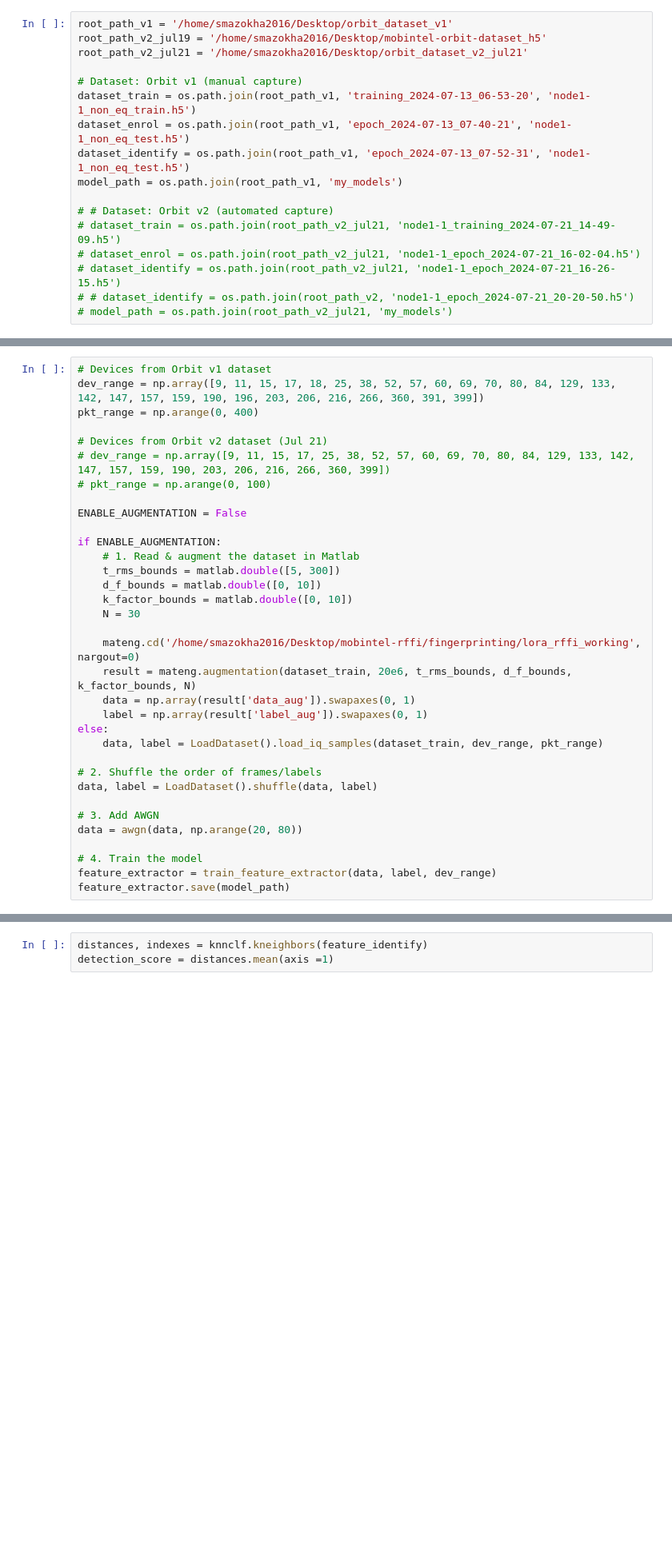
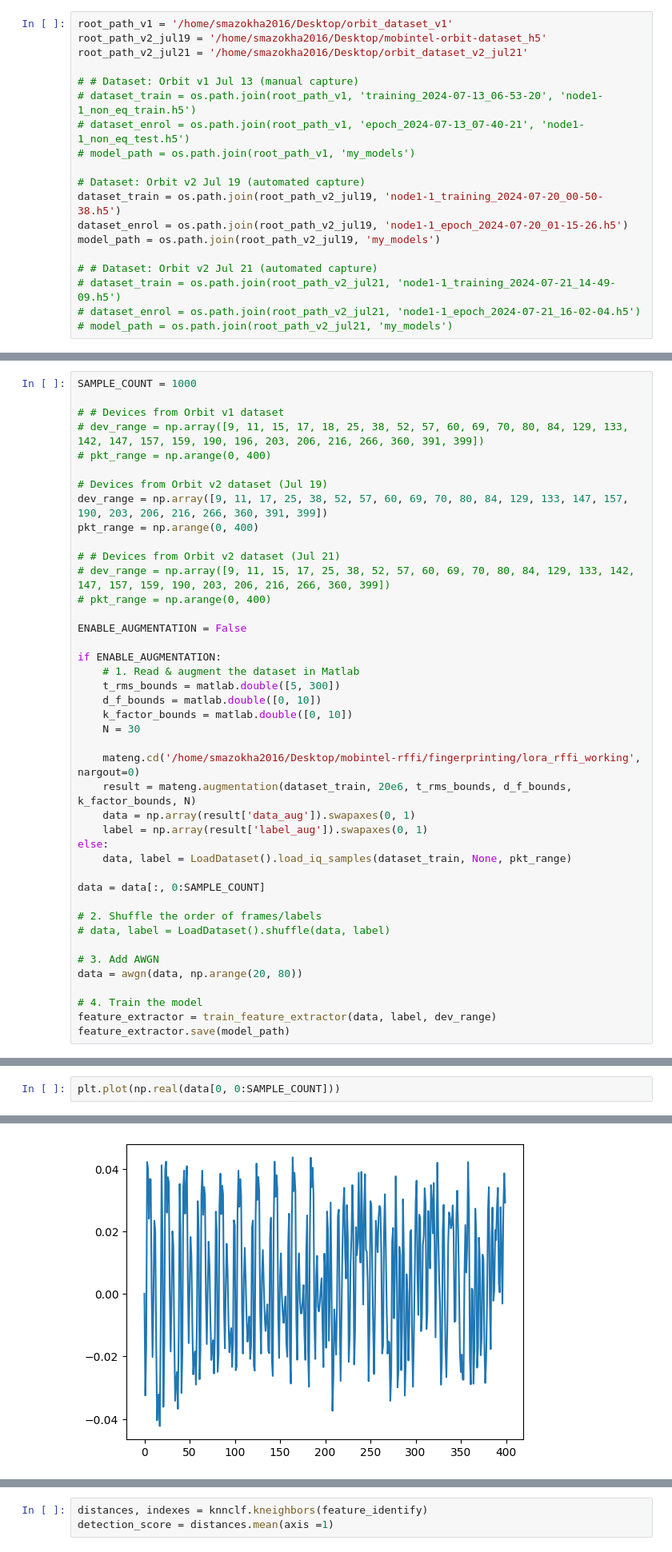
Before and after one commit to I-SENSE/mobintel-rffi, a Jupyter notebook: fingerprinting/lora_rffi_working/testing.ipynb, the cells around one changed output, grey strips where cells are left out. Shown at 80% size. Cells and saved outputs as stored; diff of their text form; blank space fills up the shorter version.

```diff
--- a/fingerprinting/lora_rffi_working/testing.ipynb
+++ b/fingerprinting/lora_rffi_working/testing.ipynb
@@ -145,17 +146,19 @@ root_path_v1 = '/home/smazokha2016/Desktop/orbit_dataset_v1'
 root_path_v2_jul19 = '/home/smazokha2016/Desktop/mobintel-orbit-dataset_h5'
 root_path_v2_jul21 = '/home/smazokha2016/Desktop/orbit_dataset_v2_jul21'
 
-# Dataset: Orbit v1 (manual capture)
-dataset_train = os.path.join(root_path_v1, 'training_2024-07-13_06-53-20', 'node1-1_non_eq_train.h5')
-dataset_enrol = os.path.join(root_path_v1, 'epoch_2024-07-13_07-40-21', 'node1-1_non_eq_test.h5')
-dataset_identify = os.path.join(root_path_v1, 'epoch_2024-07-13_07-52-31', 'node1-1_non_eq_test.h5')
-model_path = os.path.join(root_path_v1, 'my_models')
+# # Dataset: Orbit v1 Jul 13 (manual capture)
+# dataset_train = os.path.join(root_path_v1, 'training_2024-07-13_06-53-20', 'node1-1_non_eq_train.h5')
+# dataset_enrol = os.path.join(root_path_v1, 'epoch_2024-07-13_07-40-21', 'node1-1_non_eq_test.h5')
+# model_path = os.path.join(root_path_v1, 'my_models')
 
-# # Dataset: Orbit v2 (automated capture)
+# Dataset: Orbit v2 Jul 19 (automated capture)
+dataset_train = os.path.join(root_path_v2_jul19, 'node1-1_training_2024-07-20_00-50-38.h5')
+dataset_enrol = os.path.join(root_path_v2_jul19, 'node1-1_epoch_2024-07-20_01-15-26.h5')
+model_path = os.path.join(root_path_v2_jul19, 'my_models')
+
+# # Dataset: Orbit v2 Jul 21 (automated capture)
 # dataset_train = os.path.join(root_path_v2_jul21, 'node1-1_training_2024-07-21_14-49-09.h5')
 # dataset_enrol = os.path.join(root_path_v2_jul21, 'node1-1_epoch_2024-07-21_16-02-04.h5')
-# dataset_identify = os.path.join(root_path_v2_jul21, 'node1-1_epoch_2024-07-21_16-26-15.h5')
-# # dataset_identify = os.path.join(root_path_v2, 'node1-1_epoch_2024-07-21_20-20-50.h5')
 # model_path = os.path.join(root_path_v2_jul21, 'my_models')
 # %%
 def show_dataset_devices(dataset_labels):
@@ -173,11 +192,17 @@ show_dataset_devices(LoadDataset().load_iq_samples(dataset_identify, None, np.ar
 # %%
-# Devices from Orbit v1 dataset
-dev_range = np.array([9, 11, 15, 17, 18, 25, 38, 52, 57, 60, 69, 70, 80, 84, 129, 133, 142, 147, 157, 159, 190, 196, 203, 206, 216, 266, 360, 391, 399])
+SAMPLE_COUNT = 1000
+
+# # Devices from Orbit v1 dataset
+# dev_range = np.array([9, 11, 15, 17, 18, 25, 38, 52, 57, 60, 69, 70, 80, 84, 129, 133, 142, 147, 157, 159, 190, 196, 203, 206, 216, 266, 360, 391, 399])
+# pkt_range = np.arange(0, 400)
+
+# Devices from Orbit v2 dataset (Jul 19)
+dev_range = np.array([9, 11, 17, 25, 38, 52, 57, 60, 69, 70, 80, 84, 129, 133, 147, 157, 190, 203, 206, 216, 266, 360, 391, 399])
 pkt_range = np.arange(0, 400)
 
-# Devices from Orbit v2 dataset (Jul 21)
+# # Devices from Orbit v2 dataset (Jul 21)
 # dev_range = np.array([9, 11, 15, 17, 25, 38, 52, 57, 60, 69, 70, 80, 84, 129, 133, 142, 147, 157, 159, 190, 203, 206, 216, 266, 360, 399])
-# pkt_range = np.arange(0, 100)
+# pkt_range = np.arange(0, 400)
 
 ENABLE_AUGMENTATION = False
 
@@ -193,10 +218,12 @@ if ENABLE_AUGMENTATION:
     data = np.array(result['data_aug']).swapaxes(0, 1)
     label = np.array(result['label_aug']).swapaxes(0, 1)
 else:
-    data, label = LoadDataset().load_iq_samples(dataset_train, dev_range, pkt_range)
+    data, label = LoadDataset().load_iq_samples(dataset_train, None, pkt_range)
+
+data = data[:, 0:SAMPLE_COUNT]
 
 # 2. Shuffle the order of frames/labels
-data, label = LoadDataset().shuffle(data, label)
+# data, label = LoadDataset().shuffle(data, label)
 
 # 3. Add AWGN
 data = awgn(data, np.arange(20, 80))
@@ -227,0 +255,3 @@ INFO:tensorflow:Assets written to: /home/smazokha2016/Desktop/orbit_dataset_v1/m
+# %%
+plt.plot(np.real(data[0, 0:SAMPLE_COUNT]))
+# %% [output]
@@ -228,3 +259,4 @@ INFO:tensorflow:Assets written to: /home/smazokha2016/Desktop/orbit_dataset_v1/m
+[figure, added]
 # %%
 from scipy.spatial.distance import pdist, squareform, cdist
 
```
Also changed, not shown: parts of 9 cells of this notebook, 4 other files.
